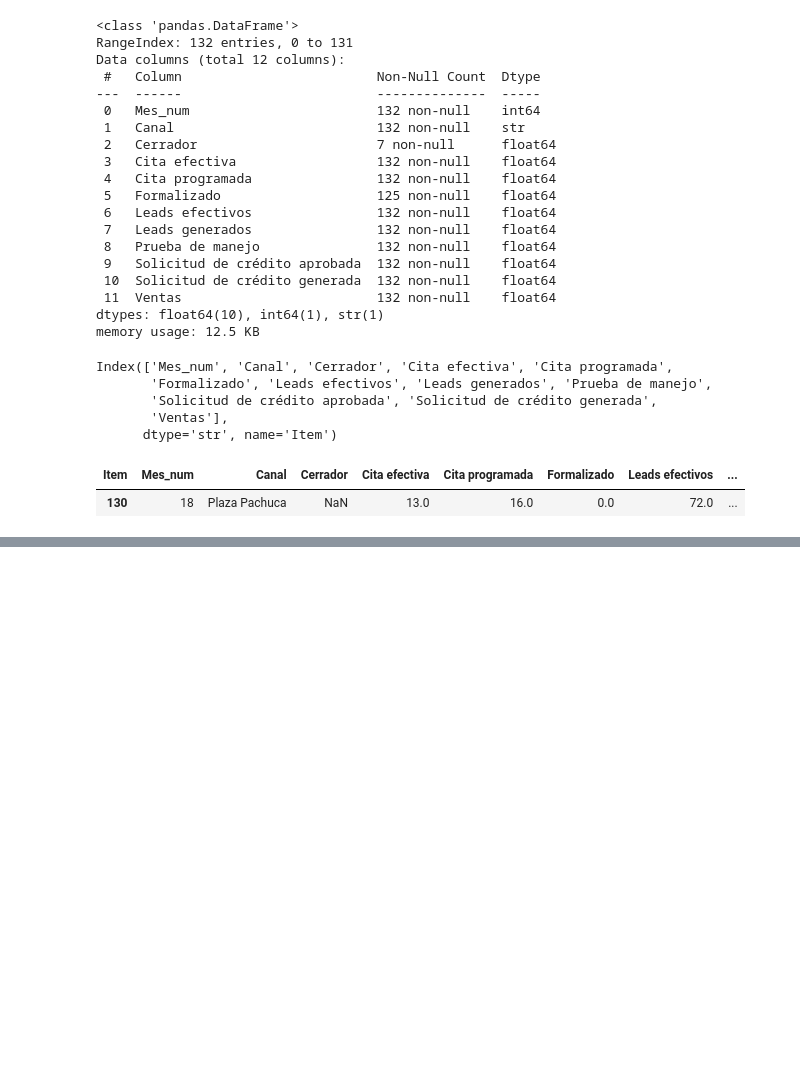
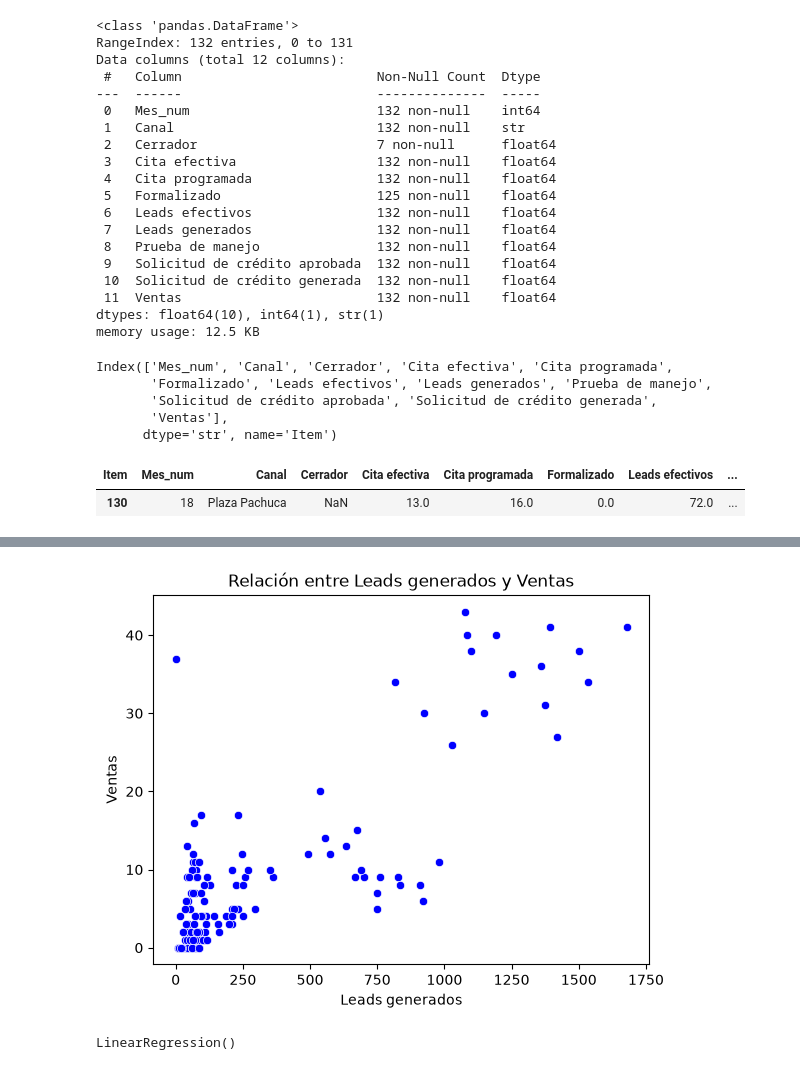
Before and after one commit to Evelin12p/Regresi-n_Lineal_Simple, a Jupyter notebook: Actividad 5.2/5_Regresión_Lineal__Simple.ipynb, the cells around one changed output, grey strips where cells are left out. Drawn from its saved outputs; the diff is of its cells as text; code cells hidden in the pictures; blank space fills up the shorter version.

```diff
--- a/Actividad 5.2/5_Regresión_Lineal__Simple.ipynb
+++ b/Actividad 5.2/5_Regresión_Lineal__Simple.ipynb
@@ -511,12 +504,7 @@ df_funnel["Mes"] = df_funnel["Mes"].astype(str).str.strip()
 df_funnel["Canal"] = df_funnel["Canal"].astype(str).str.strip()
 df_funnel["Item"] = df_funnel["Item"].astype(str).str.strip()
 # %%
-df_funnel.loc[
-    (df_funnel["Mes"] == "Enero 2025") &
-    (df_funnel["Canal"] == "Plaza Moraledas") &
-    (df_funnel["Item"] == "Ventas"),
-    "Real"
-] = "0"
+df_funnel.loc[(df_funnel["Mes"] == "Enero 2025") & (df_funnel["Canal"] == "Plaza Moraledas") & (df_funnel["Item"] == "Ventas"), "Real"] = "0"
 # %%
 columnas_numericas = ["Obj","Real","Acumulado","Obj_al_dia","Cumplimiento"]
 
@@ -1106,0 +1091,8 @@ correlacion_ventas
+# %%
+#Imprimimos el scatter plot entre la variable dependiente e independiente
+sns.scatterplot( x='Leads generados', y='Ventas', color="blue", data=df_correlacion)
+
+plt.title("Relación entre Leads generados y Ventas")
+plt.show()
+# %% [output]
+[figure, added]
@@ -1106,0 +1113,4 @@ correlacion_ventas
+# %%
+model.fit( X=Vars_Indep, y=Var_Dep)
+# %% [output]
+LinearRegression()
```
Also changed, not shown: parts of 25 cells of this notebook, 1 other file.
